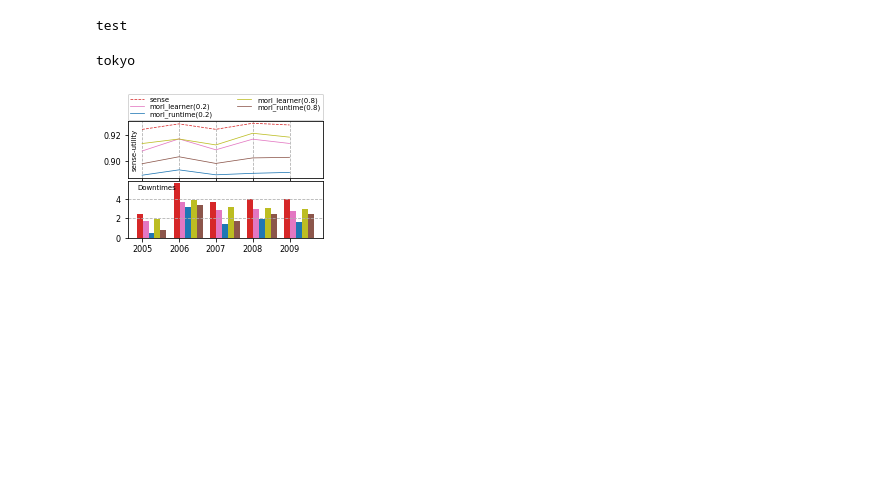
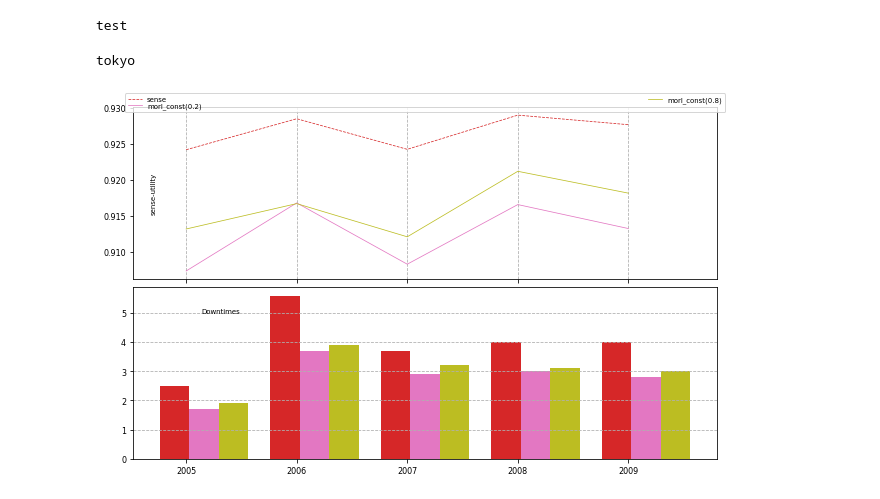
Before and after one commit to shaswot/eno_morl, a Jupyter notebook: base-morl_offpolicy-test-constprefv3_diff_gamma.ipynb, the cells around one changed output. Saved outputs shown, nothing was run; the diff lists cells and outputs as text; code cells hidden in the pictures; blank space fills up the shorter version.

```diff
--- a/base-morl_offpolicy-test-constprefv3_diff_gamma.ipynb
+++ b/base-morl_offpolicy-test-constprefv3_diff_gamma.ipynb
@@ -267,10 +267,10 @@ experiment_list=[
 
 #     'cenp_t24_random-off_policy_g0.997-n0.7-const_pref0.1-intrp4-p0.1',
     'cenp_t24_random-off_policy_g0.997-n0.7-const_pref0.2-intrp4-p0.2',
-    'cenp_t24_random-morl_runtimev2_g0.997-n0.7-p0.2',
+#     'cenp_t24_random-morl_runtimev2_g0.997-n0.7-p0.2',
 
     'cenp_t24_random-off_policy_g0.997-n0.7-const_pref0.8-intrp4-p0.8',
-    'cenp_t24_random-morl_runtimev2_g0.997-n0.7-p0.8',
+#     'cenp_t24_random-morl_runtimev2_g0.997-n0.7-p0.8',
 
 
 ]
@@ -306,7 +306,7 @@ experiment_label = {'csense_t24_random-base_g0.997-n0.7':'sense',
 
                     'cenp_t24_random-off_policy_g0.997-n0.7-const_pref0.1-intrp4-p0.1':'morl_learner(0.1)',
 
-                    'cenp_t24_random-off_policy_g0.997-n0.7-const_pref0.2-intrp4-p0.2':'morl_learner(0.2)',
+                    'cenp_t24_random-off_policy_g0.997-n0.7-const_pref0.2-intrp4-p0.2':'morl_const(0.2)',
                     'cenp_t24_random-off_policy_g0.997-n0.7-const_pref0.2-intrp4-p0.5':'morl_cpf2,0.5',
                     'cenp_t24_random-off_policy_g0.997-n0.7-const_pref0.2-intrp4-p0.8':'morl_cpf2,0.8',
 
@@ -316,7 +316,7 @@ experiment_label = {'csense_t24_random-base_g0.997-n0.7':'sense',
 
                     'cenp_t24_random-off_policy_g0.997-n0.7-const_pref0.8-intrp4-p0.2':'morl_cpf8,0.2',
                     'cenp_t24_random-off_policy_g0.997-n0.7-const_pref0.8-intrp4-p0.5':'morl_cpf8,0.5',
-                    'cenp_t24_random-off_policy_g0.997-n0.7-const_pref0.8-intrp4-p0.8':'morl_learner(0.8)',
+                    'cenp_t24_random-off_policy_g0.997-n0.7-const_pref0.8-intrp4-p0.8':'morl_const(0.8)',
                    }
 
 experiment_color = {'csense_t24_random-base_g0.997-n0.7':'tab:red',
@@ -380,6 +380,9 @@ experiment_color = {'csense_t24_random-base_g0.997-n0.7':'tab:red',
 
 #                        }
 # %%
+# Get list of locations and years in the experimental data
+location_list   = list(results[experiment_list[0]][seed_list[0]].keys())
+year_list       = list(results[experiment_list[0]][seed_list[0]][location_list[0]].keys())
 # year_list  = list(allpref_results[allpref_experiment_list[0]][seed_list[0]][location_list[0]].keys())
 year_list  = list(np.arange(2005,2010))
 # %%
@@ -455,7 +458,7 @@ for experiment in experiment_list:
 single_column_figure_width = 3.487
 double_column_figure_width = 7
 
-fig_width = single_column_figure_width
+fig_width = single_column_figure_width *3
 fig_height = fig_width / 1.618
 
 fig, axs = plt.subplots(nrows=2,
@@ -521,31 +524,31 @@ for experiment in experiment_list:
     min_data = [results[experiment]["minimum"][location][year]['downtimes'] for year in year_list]
     qt1_data = [results[experiment]["first_q"][location][year]['downtimes'] for year in year_list]
     avg_data = [results[experiment]["average"][location][year]['downtimes'] for year in year_list]
     qt3_data = [results[experiment]["third_q"][location][year]['downtimes'] for year in year_list]
     max_data = [results[experiment]["maximum"][location][year]['downtimes'] for year in year_list]
 
     width = 0.8/len(experiment_list)  # the width of the bars
     xroot = np.array(year_list) # label locations
     xoffset = -0.8/2 + experiment_list.index(experiment)
     downtimes_ax.bar(xroot+xoffset*width, avg_data,width,
 #                      yerr = [qt1_data,qt3_data],
                      color=experiment_color[experiment],
                      label=experiment_label[experiment],
                      error_kw=dict(ecolor='black', lw=1, capsize=0.5, capthick=width*0.5, alpha=0.2))
 
 downtimes_ax.set_xticks(year_list[::1])
 downtimes_ax.set_xticklabels(year_list[::1], rotation=0)
 
 downtimes_ax.text(0.15,0.85, 'Downtimes',
                  size='x-small', ha="center",
                  transform=downtimes_ax.transAxes)
 # downtimes_ax.set_title('downtimes')
 # downtimes_ax.set_ylabel('downtimes')
 # downtimes_ax.legend(loc="lower left",
 #                    ncol=1,
 #                    bbox_to_anchor=(0,0.8,1,1))
 downtimes_ax.grid(which='major', axis='y', linestyle='--')
 fig.savefig('./figures/base-morl_offpolicy_const-test.png', dpi=300, bbox_inches='tight', transparent=True)
 # %% [output]
 tokyo
-[figure, old version]
+[figure, new version]
```
Also changed, not shown: 11 other files.
